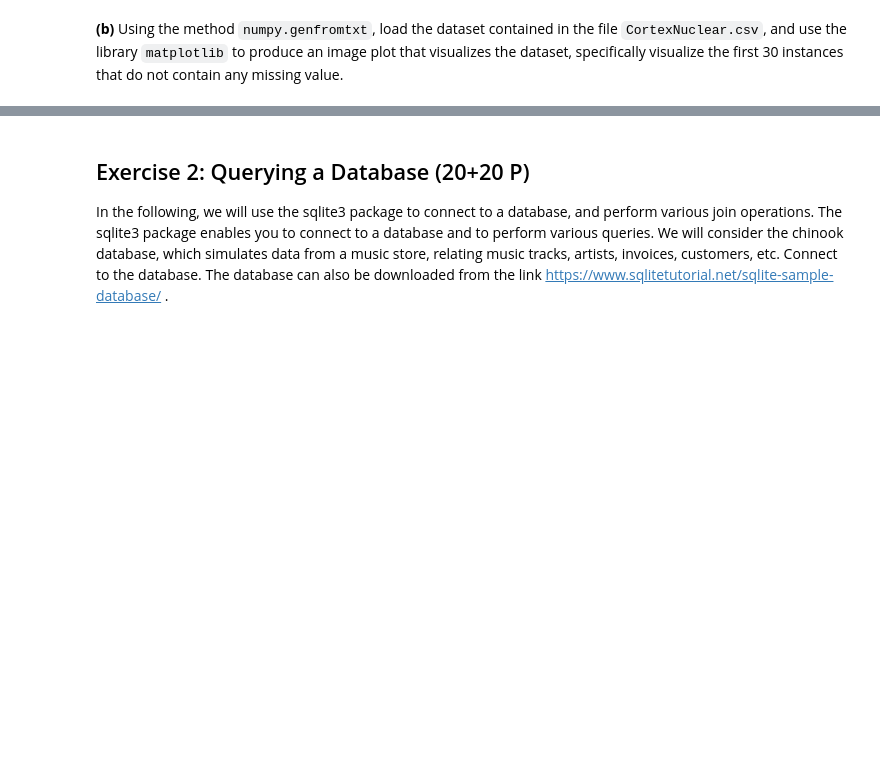
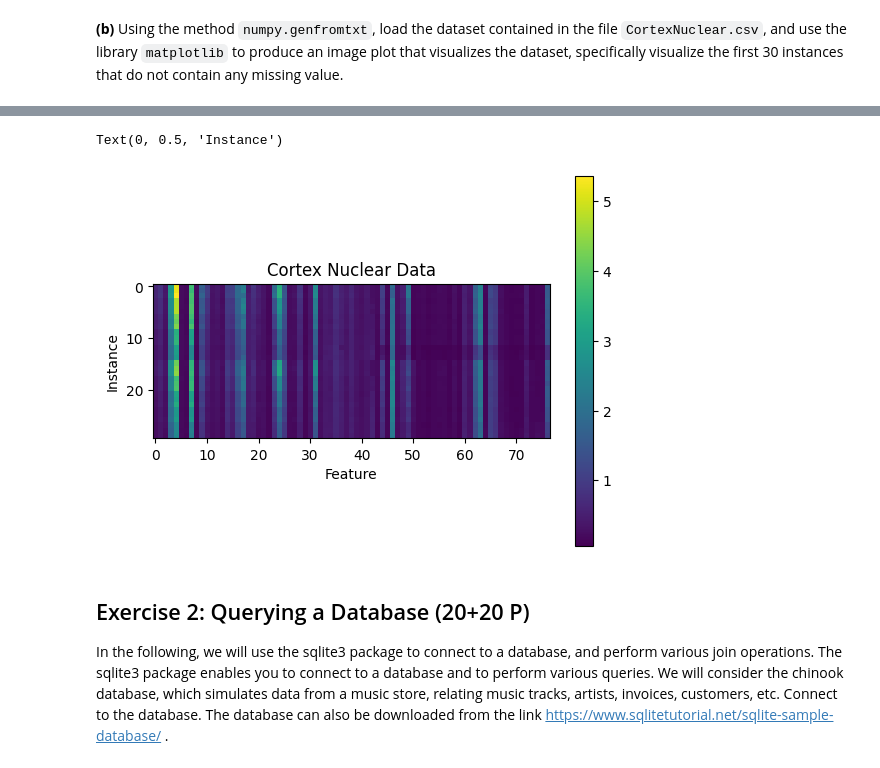
Before and after one commit to konnybonny2307/ml-wise, a Jupyter notebook: 01/sheet01.ipynb, the cells around one changed output, grey strips where cells are left out. Cells and saved outputs as stored; diff of their text form; code cells hidden in the pictures; blank space fills up the shorter version.

```diff
--- a/01/sheet01.ipynb
+++ b/01/sheet01.ipynb
@@ -93,3 +61,19 @@ TypeError: Image data of dtype [('f0', '<U9'), ('f1', '<f8'), ('f2', '<f8'), ('f
+# %%
+cortex_data = numpy.genfromtxt('csvdata/CortexNuclear.csv',
+                                  delimiter=',',
+                                  skip_header = 1,
+                                  usecols = numpy.arange(1,78))
+
+cortex_data = cortex_data[~numpy.isnan(cortex_data).any(axis=1)]
+
+plt.imshow(cortex_data[:30])
+plt.colorbar()
+plt.title('Cortex Nuclear Data')
+plt.xlabel('Feature')
+plt.ylabel('Instance')
+# %% [output]
+Text(0, 0.5, 'Instance')
+[figure, added]
 # %% [markdown]
 ## Exercise 2: Querying a Database (20+20 P)
 
```
Also changed, not shown: parts of 9 cells of this notebook, 1 other file.
